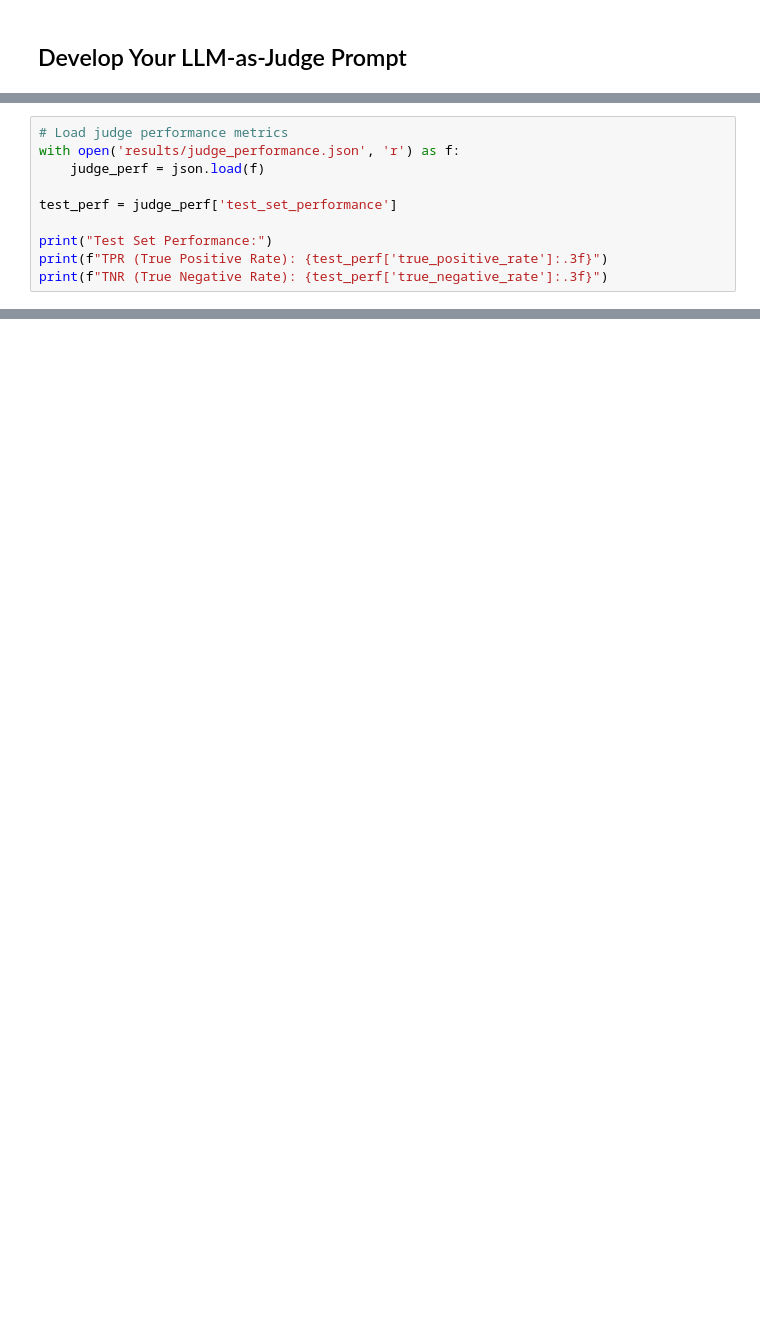
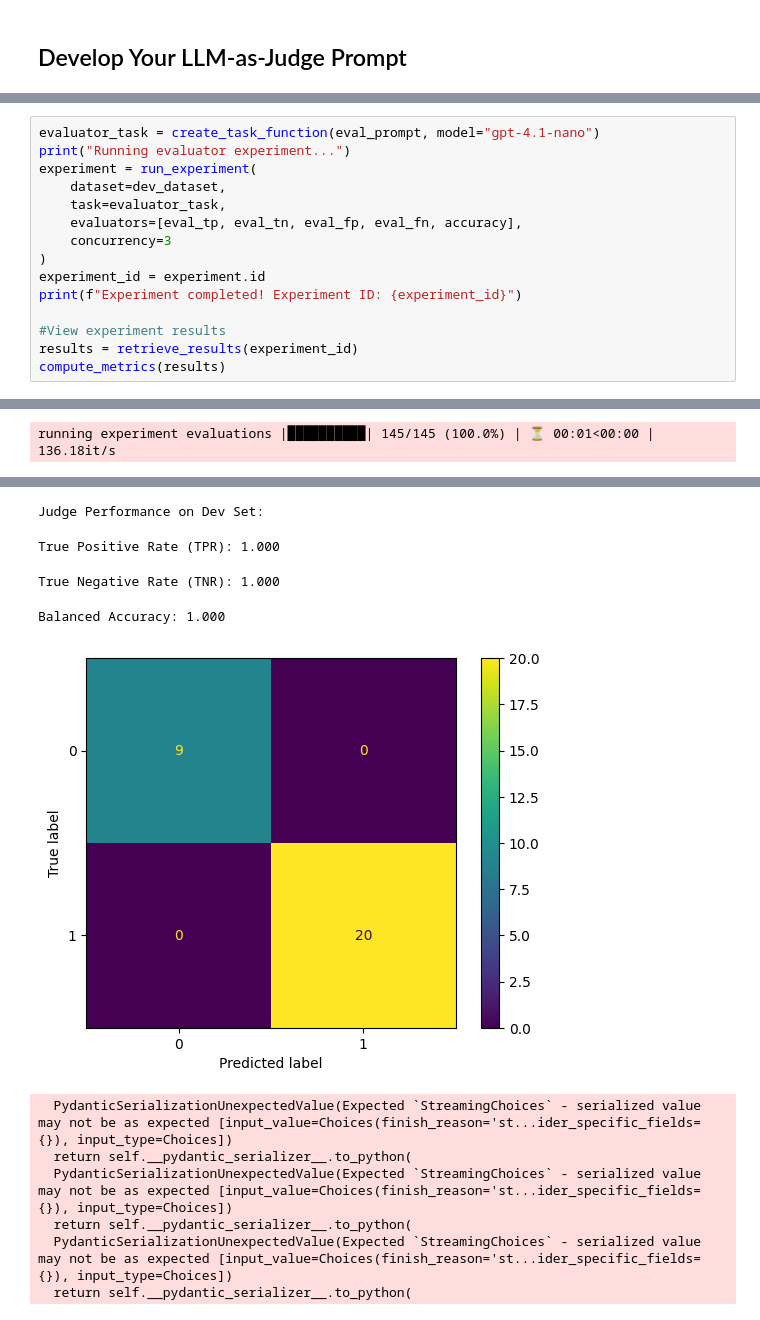
Before and after one commit to PriyanJindal/recipe-chatbot-fork, a Jupyter notebook: homeworks/hw3/hw3_walkthrough_phoenix.ipynb, the cells around one changed output, grey strips where cells are left out. Saved outputs shown, nothing was run; the diff lists cells and outputs as text; blank space fills up the shorter version.

```diff
--- a/homeworks/hw3/hw3_walkthrough_phoenix.ipynb
+++ b/homeworks/hw3/hw3_walkthrough_phoenix.ipynb
@@ -249,10 +300,0 @@ The judge was evaluated on dev set. Let's look at the performance metrics genera
-# %%
-# Load judge performance metrics
-with open('results/judge_performance.json', 'r') as f:
-    judge_perf = json.load(f)
-
-test_perf = judge_perf['test_set_performance']
-
-print("Test Set Performance:")
-print(f"TPR (True Positive Rate): {test_perf['true_positive_rate']:.3f}")
-print(f"TNR (True Negative Rate): {test_perf['true_negative_rate']:.3f}")
@@ -512,0 +643,16 @@ To improve the accuracy of your confidence interval, you can increase the number
+# %%
+evaluator_task = create_task_function(eval_prompt, model="gpt-4.1-nano")
+print("Running evaluator experiment...")
+experiment = run_experiment(
+    dataset=dev_dataset,
+    task=evaluator_task,
+    evaluators=[eval_tp, eval_tn, eval_fp, eval_fn, accuracy],
+    concurrency=3
+)
+experiment_id = experiment.id
+print(f"Experiment completed! Experiment ID: {experiment_id}")
+
+#View experiment results
+results = retrieve_results(experiment_id)
+compute_metrics(results)
+# %% [output]
@@ -512,0 +670 @@ To improve the accuracy of your confidence interval, you can increase the number
+running experiment evaluations |██████████| 145/145 (100.0%) | ⏳ 00:01<00:00 | 136.18it/s
@@ -512,0 +687,11 @@ To improve the accuracy of your confidence interval, you can increase the number
+Judge Performance on Dev Set:
+True Positive Rate (TPR): 1.000
+True Negative Rate (TNR): 1.000
+Balanced Accuracy: 1.000
+[figure, added]
+  PydanticSerializationUnexpectedValue(Expected `StreamingChoices` - serialized value may not be as expected [input_value=Choices(finish_reason='st...ider_specific_fields={}), input_type=Choices])
+  return self.__pydantic_serializer__.to_python(
+  PydanticSerializationUnexpectedValue(Expected `StreamingChoices` - serialized value may not be as expected [input_value=Choices(finish_reason='st...ider_specific_fields={}), input_type=Choices])
+  return self.__pydantic_serializer__.to_python(
+  PydanticSerializationUnexpectedValue(Expected `StreamingChoices` - serialized value may not be as expected [input_value=Choices(finish_reason='st...ider_specific_fields={}), input_type=Choices])
+  return self.__pydantic_serializer__.to_python(
```
Also changed, not shown: parts of 92 cells of this notebook, 18 other files.
